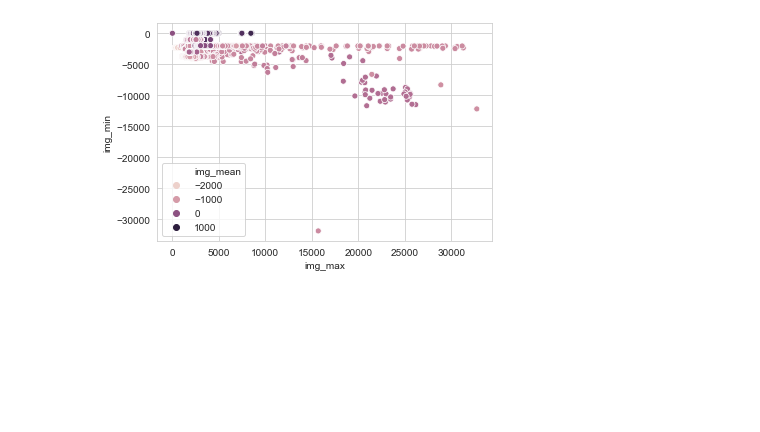
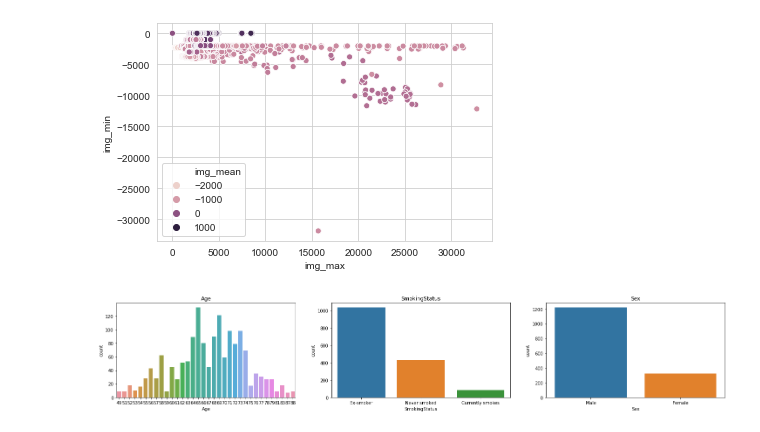
Before and after one commit to vdegenova/osic_kaggle, a Jupyter notebook: OSIC EDA.ipynb, the cells around one changed output. Saved outputs shown, nothing was run; the diff lists cells and outputs as text; code cells hidden in the pictures; blank space fills up the shorter version.

Commit message:
updated for EDA, added image dirs to gitignore

```diff
--- a/OSIC EDA.ipynb
+++ b/OSIC EDA.ipynb
@@ -246,3 +255,19 @@ sns.scatterplot(data = meta_data_df, x='img_max', y='img_min', hue='img_mean');
 # %%
 # TODO: create formal training-testing dataframe with uniform orientation + window center/width
 #
+# %%
+#Plot 3 comparisons
+def plot_comparison3(df, feature, feature1, feature2):
+    "Plot 3 comparisons from a dataframe"
+    fig, (ax1, ax2, ax3) = plt.subplots(1,3, figsize = (25, 4))
+    s1 = sns.countplot(df[feature], ax=ax1)
+    s1.set_title(feature)
+    s2 = sns.countplot(df[feature1], ax=ax2)
+    s2.set_title(feature1)
+    s3 = sns.countplot(df[feature2], ax=ax3)
+    s3.set_title(feature2)
+    plt.show()
+# %%
+plot_comparison3(train_df, "Age", "SmokingStatus", "Sex")
+# %% [output]
+[figure, added]
```
Also changed, not shown: parts of 4 cells of this notebook, 2 other files.
